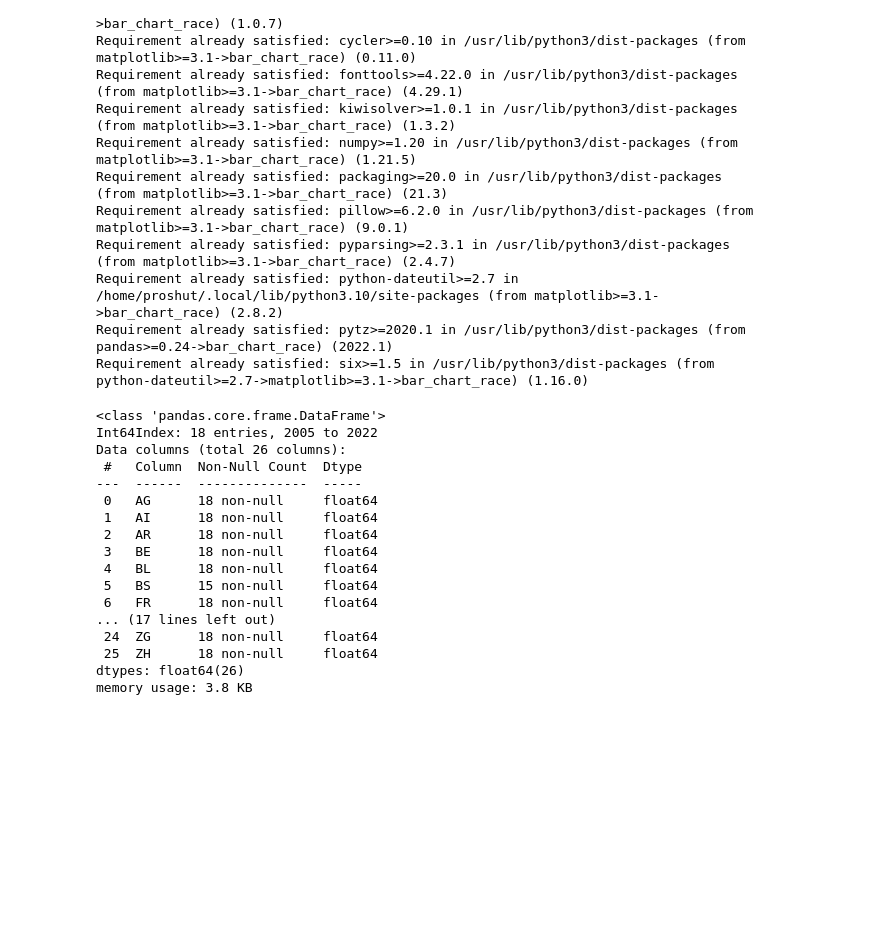
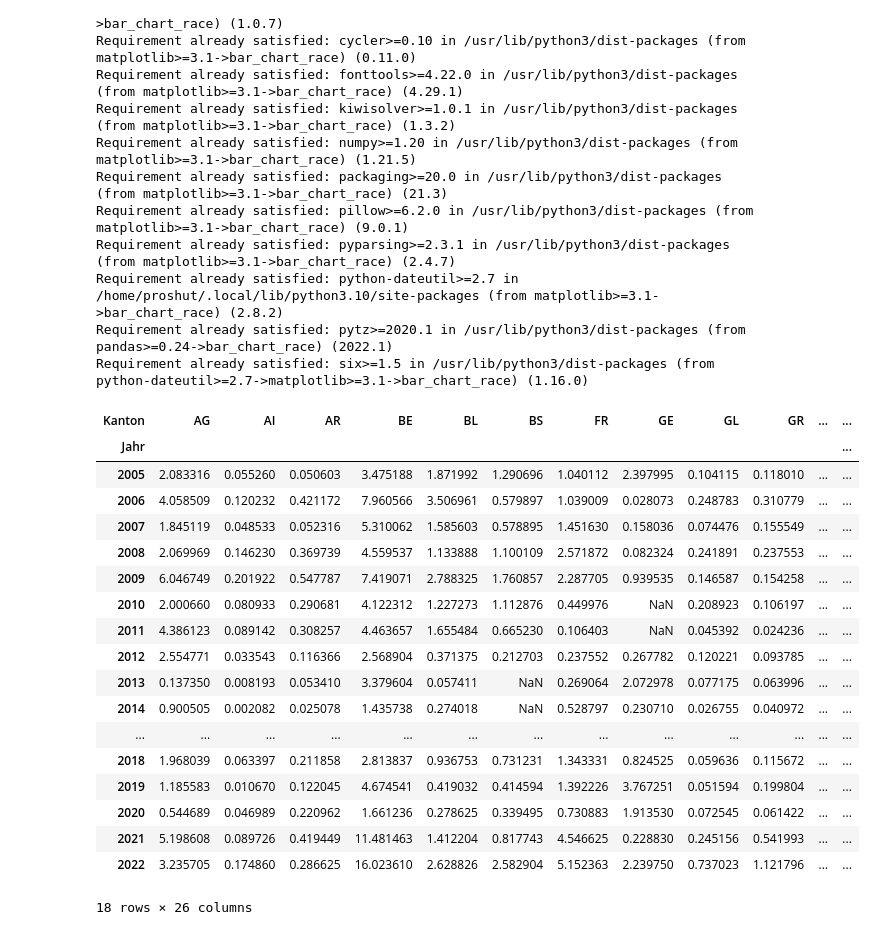
Before and after one commit to aminkarbassi/CAS_IE_Scripting, a Jupyter notebook: 4_KfZ_mit_Hagel_Data.ipynb, the cells around one changed output. Cells and saved outputs as stored; diff of their text form; code cells hidden in the pictures; blank space fills up the shorter version.

```diff
--- a/4_KfZ_mit_Hagel_Data.ipynb
+++ b/4_KfZ_mit_Hagel_Data.ipynb
@@ -152,22 +160,24 @@ import bar_chart_race as bcr
 # Convert to wide format
 kfz_hail_wide = kfz_hail_df.pivot(index='Jahr', columns='Kanton', values='hailday_kfz_normalized')
 # %%
-kfz_hail_wide.info()
+kfz_hail_wide
 # %% [output]
+| Kanton | AG | AI | AR | BE | BL | BS | FR | GE | GL | GR | ... | ... |
+| Jahr |  |  |  |  |  |  |  |  |  |  |  | ... |
+| 2005 | 2.083316 | 0.055260 | 0.050603 | 3.475188 | 1.871992 | 1.290696 | 1.040112 | 2.397995 | 0.104115 | 0.118010 | ... | ... |
+| 2006 | 4.058509 | 0.120232 | 0.421172 | 7.960566 | 3.506961 | 0.579897 | 1.039009 | 0.028073 | 0.248783 | 0.310779 | ... | ... |
+| 2007 | 1.845119 | 0.048533 | 0.052316 | 5.310062 | 1.585603 | 0.578895 | 1.451630 | 0.158036 | 0.074476 | 0.155549 | ... | ... |
+| 2008 | 2.069969 | 0.146230 | 0.369739 | 4.559537 | 1.133888 | 1.100109 | 2.571872 | 0.082324 | 0.241891 | 0.237553 | ... | ... |
+| 2009 | 6.046749 | 0.201922 | 0.547787 | 7.419071 | 2.788325 | 1.760857 | 2.287705 | 0.939535 | 0.146587 | 0.154258 | ... | ... |
+| 2010 | 2.000660 | 0.080933 | 0.290681 | 4.122312 | 1.227273 | 1.112876 | 0.449976 | NaN | 0.208923 | 0.106197 | ... | ... |
+| 2011 | 4.386123 | 0.089142 | 0.308257 | 4.463657 | 1.655484 | 0.665230 | 0.106403 | NaN | 0.045392 | 0.024236 | ... | ... |
+| 2012 | 2.554771 | 0.033543 | 0.116366 | 2.568904 | 0.371375 | 0.212703 | 0.237552 | 0.267782 | 0.120221 | 0.093785 | ... | ... |
+| 2013 | 0.137350 | 0.008193 | 0.053410 | 3.379604 | 0.057411 | NaN | 0.269064 | 2.072978 | 0.077175 | 0.063996 | ... | ... |
+| 2014 | 0.900505 | 0.002082 | 0.025078 | 1.435738 | 0.274018 | NaN | 0.528797 | 0.230710 | 0.026755 | 0.040972 | ... | ... |
+| ... | ... | ... | ... | ... | ... | ... | ... | ... | ... | ... | ... | ... |
+| 2018 | 1.968039 | 0.063397 | 0.211858 | 2.813837 | 0.936753 | 0.731231 | 1.343331 | 0.824525 | 0.059636 | 0.115672 | ... | ... |
+| 2019 | 1.185583 | 0.010670 | 0.122045 | 4.674541 | 0.419032 | 0.414594 | 1.392226 | 3.767251 | 0.051594 | 0.199804 | ... | ... |
+| 2020 | 0.544689 | 0.046989 | 0.220962 | 1.661236 | 0.278625 | 0.339495 | 0.730883 | 1.913530 | 0.072545 | 0.061422 | ... | ... |
+| 2021 | 5.198608 | 0.089726 | 0.419449 | 11.481463 | 1.412204 | 0.817743 | 4.546625 | 0.228830 | 0.245156 | 0.541993 | ... | ... |
+| 2022 | 3.235705 | 0.174860 | 0.286625 | 16.023610 | 2.628826 | 2.582904 | 5.152363 | 2.239750 | 0.737023 | 1.121796 | ... | ... |
-<class 'pandas.core.frame.DataFrame'>
-Int64Index: 18 entries, 2005 to 2022
-Data columns (total 26 columns):
- #   Column  Non-Null Count  Dtype
----  ------  --------------  -----
- 0   AG      18 non-null     float64
- 1   AI      18 non-null     float64
- 2   AR      18 non-null     float64
- 3   BE      18 non-null     float64
- 4   BL      18 non-null     float64
- 5   BS      15 non-null     float64
- 6   FR      18 non-null     float64
-... (17 lines left out)
- 24  ZG      18 non-null     float64
- 25  ZH      18 non-null     float64
-dtypes: float64(26)
-memory usage: 3.8 KB
+18 rows × 26 columns
```
Also changed, not shown: parts of 36 cells of this notebook.
